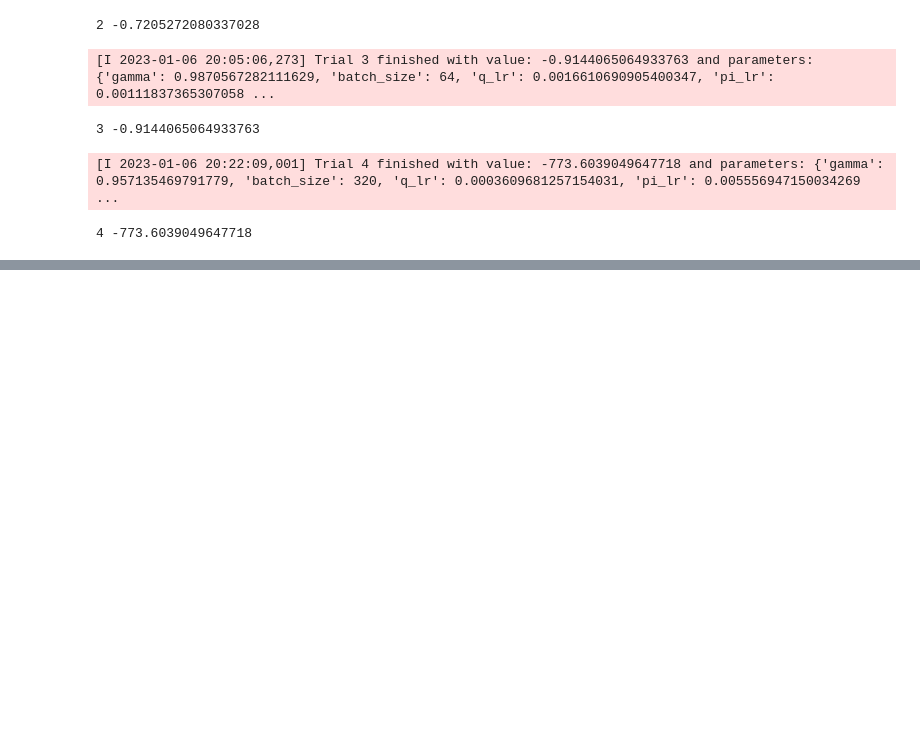
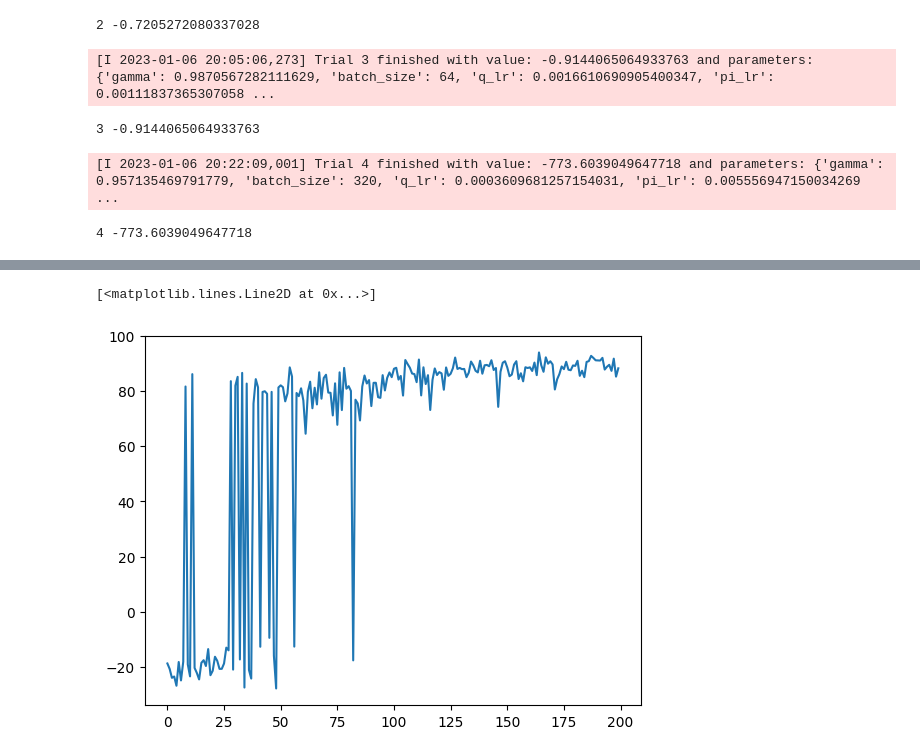
Before and after one commit to marcenavuc/drl_ods_2022, a Jupyter notebook: hw6/task1.ipynb, the cells around one changed output, grey strips where cells are left out. Cells and saved outputs as stored; diff of their text form; code cells hidden in the pictures; blank space fills up the shorter version.

```diff
--- a/hw6/task1.ipynb
+++ b/hw6/task1.ipynb
@@ -209,0 +283,5 @@ save_frames_as_gif(memory[2]['frames'], filename='task1.gif')
+# %%
+plt.plot(car_memory[0]['total_rewards'])
+# %% [output]
+[<matplotlib.lines.Line2D at 0x...>]
+[figure, added]
```
Also changed, not shown: parts of 5 cells of this notebook, 2 other files.
